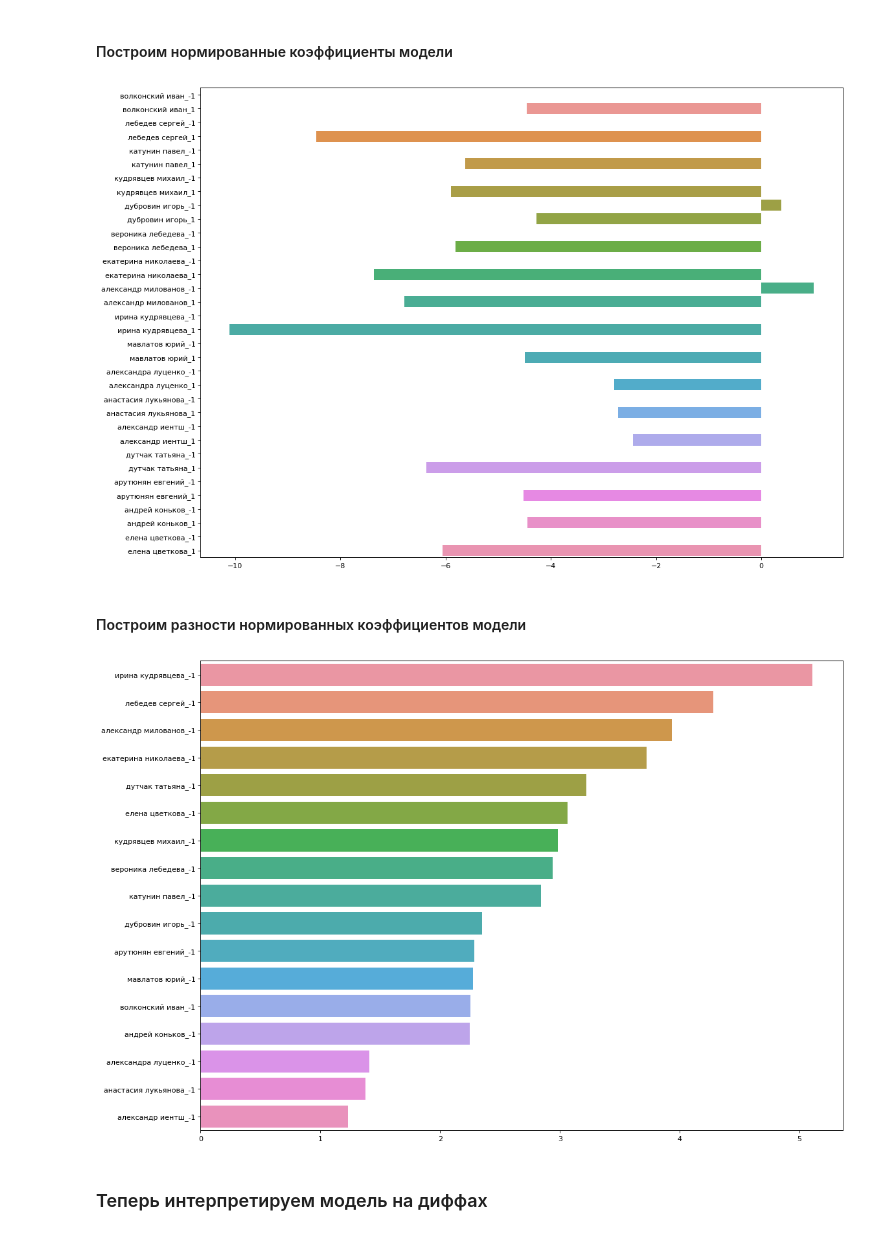
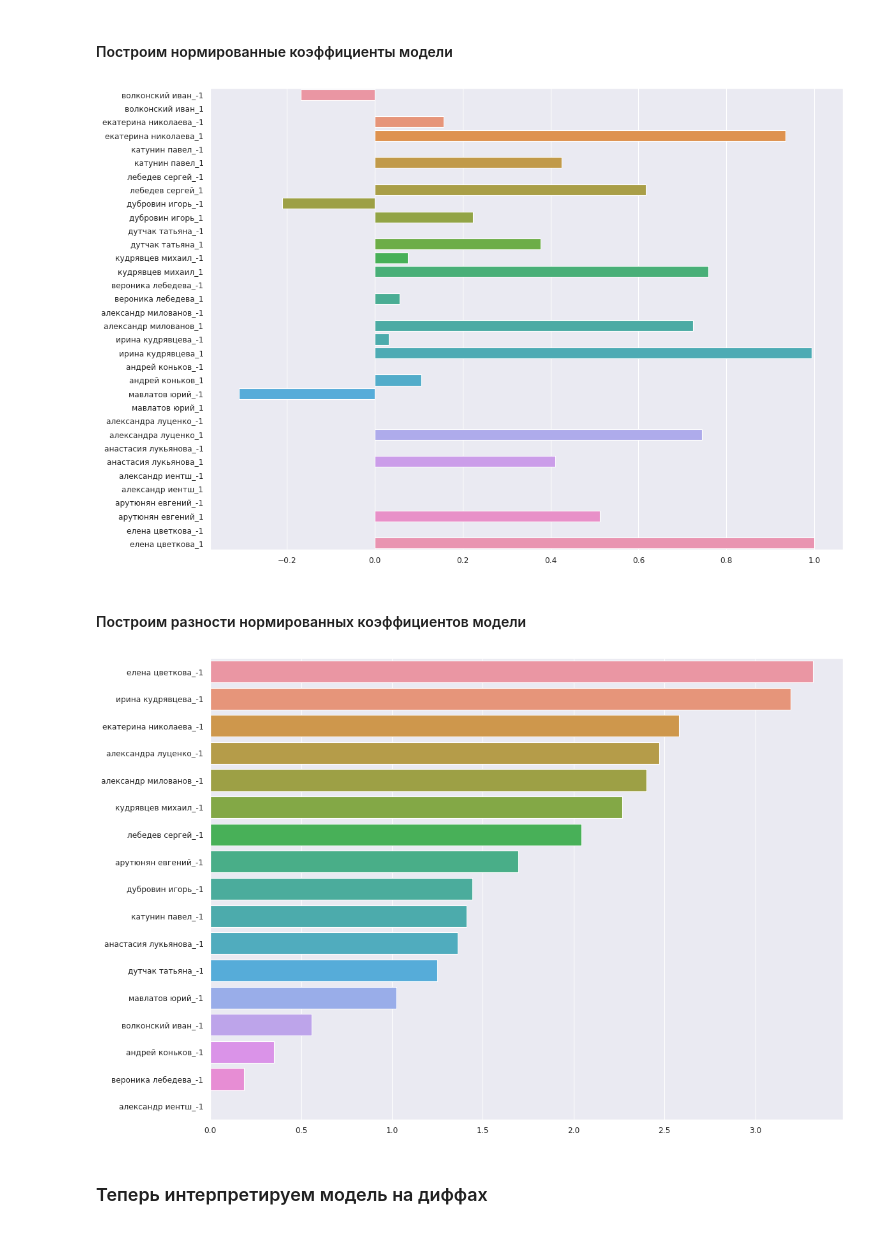
Before and after one commit to SovHustler/hustle-scrape, a Jupyter notebook: dataanalisys/Hustle Analysis.ipynb, the cells around one changed output. Drawn from its saved outputs; the diff is of its cells as text; code cells hidden in the pictures.

```diff
--- a/dataanalisys/Hustle Analysis.ipynb
+++ b/dataanalisys/Hustle Analysis.ipynb
@@ -124,3 +128,3 @@ results.head()
 # %%
-results = pipeline.undersample_to_least_popular_judge(results)
-results.head()
+# results = pipeline.undersample_to_least_popular_judge(results)
+# results.head()
@@ -195,28 +196,30 @@ cross_based_regressor_score, diff_based_regressor_score
 # %% [markdown]
 ### Сначала интерпретируем модель на крестах
 # %%
-cross_based_coef_data = model_interpretation.get_sorted_cross_based_model_coefs(
+cross_based_coef_data = model_interpretation.get_model_coefs(
     cross_based_regressor, total_cross_based_data
-)
+).negate()
 # %% [markdown]
 #### Построим нормированные коэффициенты модели
 # %%
 import seaborn as sns
 
+sns.set()
+
 plt.figure(figsize=(16, 12), dpi=80)
 ax = sns.barplot(x=cross_based_coef_data.norm_coefs, y=cross_based_coef_data.labels)
 # %% [output]
-[figure, old version]
+[figure, new version]
 # %% [markdown]
 #### Построим разности нормированных коэффициентов модели
 # %%
 plt.figure(figsize=(16, 12), dpi=80)
 
-cross_based_diff_coef_data = model_interpretation.get_diff_coef_data(cross_based_coef_data)
+cross_based_diff_coef_data = model_interpretation.get_diff_coef_data(cross_based_coef_data).negate().sort()
 
 ax = sns.barplot(x=cross_based_diff_coef_data.coefs, y=cross_based_diff_coef_data.labels)
 # %% [output]
-[figure, old version]
+[figure, new version]
 # %% [markdown]
 ### Теперь интерпретируем модель на диффах
 # %%
```
Also changed, not shown: parts of 10 cells of this notebook, 10 other files.
